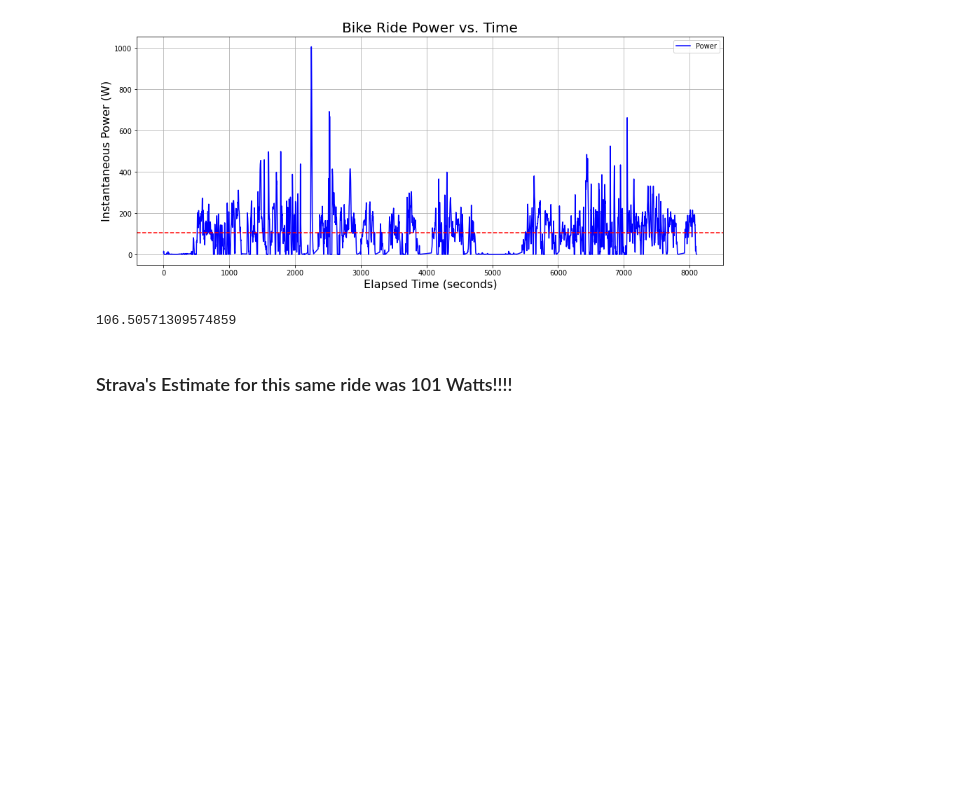
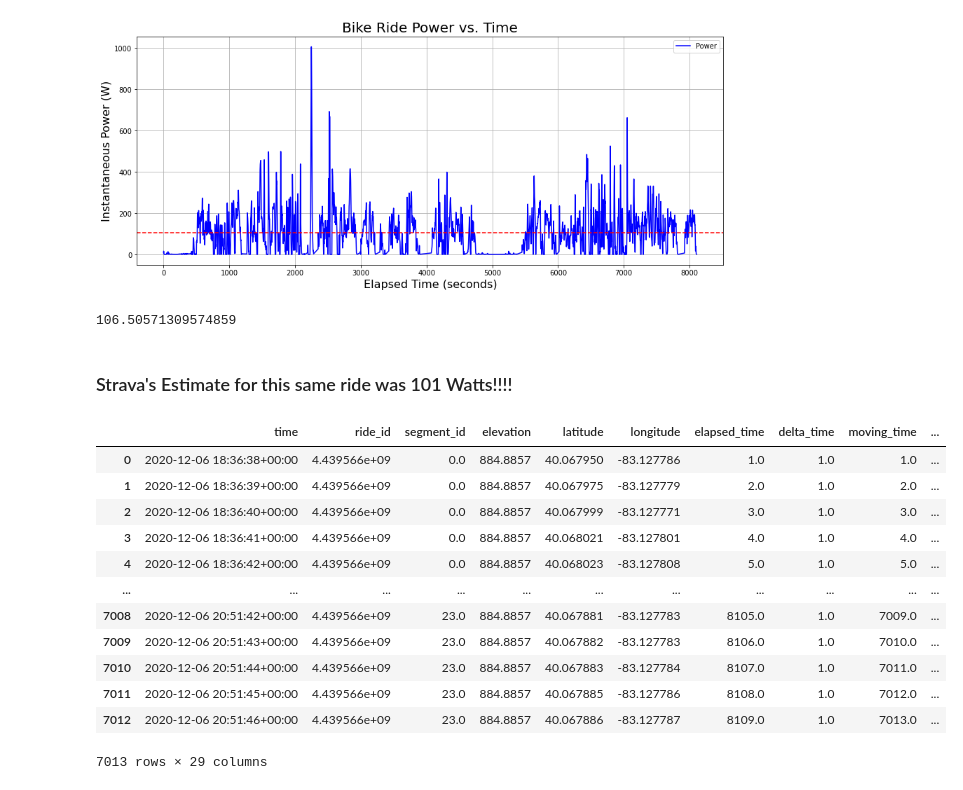
Before and after one commit to ericbauer55/strava-fitness, a Jupyter notebook: src/notebooks/5. Instantaneous Power Estimation.ipynb, the cells around one changed output. Cells and saved outputs as stored; diff of their text form; code cells hidden in the pictures; blank space fills up the shorter version.

```diff
--- a/src/notebooks/5. Instantaneous Power Estimation.ipynb
+++ b/src/notebooks/5. Instantaneous Power Estimation.ipynb
@@ -212,3 +212,19 @@ avg_power
 106.50571309574859
 # %% [markdown]
 ### Strava's Estimate for this same ride was 101 Watts!!!!
+# %%
+df
+# %% [output]
+|  | time | ride_id | segment_id | elevation | latitude | longitude | elapsed_time | delta_time | moving_time | ... |
+| 0 | 2020-12-06 18:36:38+00:00 | 4.439566e+09 | 0.0 | 884.8857 | 40.067950 | -83.127786 | 1.0 | 1.0 | 1.0 | ... |
+| 1 | 2020-12-06 18:36:39+00:00 | 4.439566e+09 | 0.0 | 884.8857 | 40.067975 | -83.127779 | 2.0 | 1.0 | 2.0 | ... |
+| 2 | 2020-12-06 18:36:40+00:00 | 4.439566e+09 | 0.0 | 884.8857 | 40.067999 | -83.127771 | 3.0 | 1.0 | 3.0 | ... |
+| 3 | 2020-12-06 18:36:41+00:00 | 4.439566e+09 | 0.0 | 884.8857 | 40.068021 | -83.127801 | 4.0 | 1.0 | 4.0 | ... |
+| 4 | 2020-12-06 18:36:42+00:00 | 4.439566e+09 | 0.0 | 884.8857 | 40.068023 | -83.127808 | 5.0 | 1.0 | 5.0 | ... |
+| ... | ... | ... | ... | ... | ... | ... | ... | ... | ... | ... |
+| 7008 | 2020-12-06 20:51:42+00:00 | 4.439566e+09 | 23.0 | 884.8857 | 40.067881 | -83.127783 | 8105.0 | 1.0 | 7009.0 | ... |
+| 7009 | 2020-12-06 20:51:43+00:00 | 4.439566e+09 | 23.0 | 884.8857 | 40.067882 | -83.127783 | 8106.0 | 1.0 | 7010.0 | ... |
+| 7010 | 2020-12-06 20:51:44+00:00 | 4.439566e+09 | 23.0 | 884.8857 | 40.067883 | -83.127784 | 8107.0 | 1.0 | 7011.0 | ... |
+| 7011 | 2020-12-06 20:51:45+00:00 | 4.439566e+09 | 23.0 | 884.8857 | 40.067885 | -83.127786 | 8108.0 | 1.0 | 7012.0 | ... |
+| 7012 | 2020-12-06 20:51:46+00:00 | 4.439566e+09 | 23.0 | 884.8857 | 40.067886 | -83.127787 | 8109.0 | 1.0 | 7013.0 | ... |
+7013 rows × 29 columns
```
Also changed, not shown: 1 other file.
